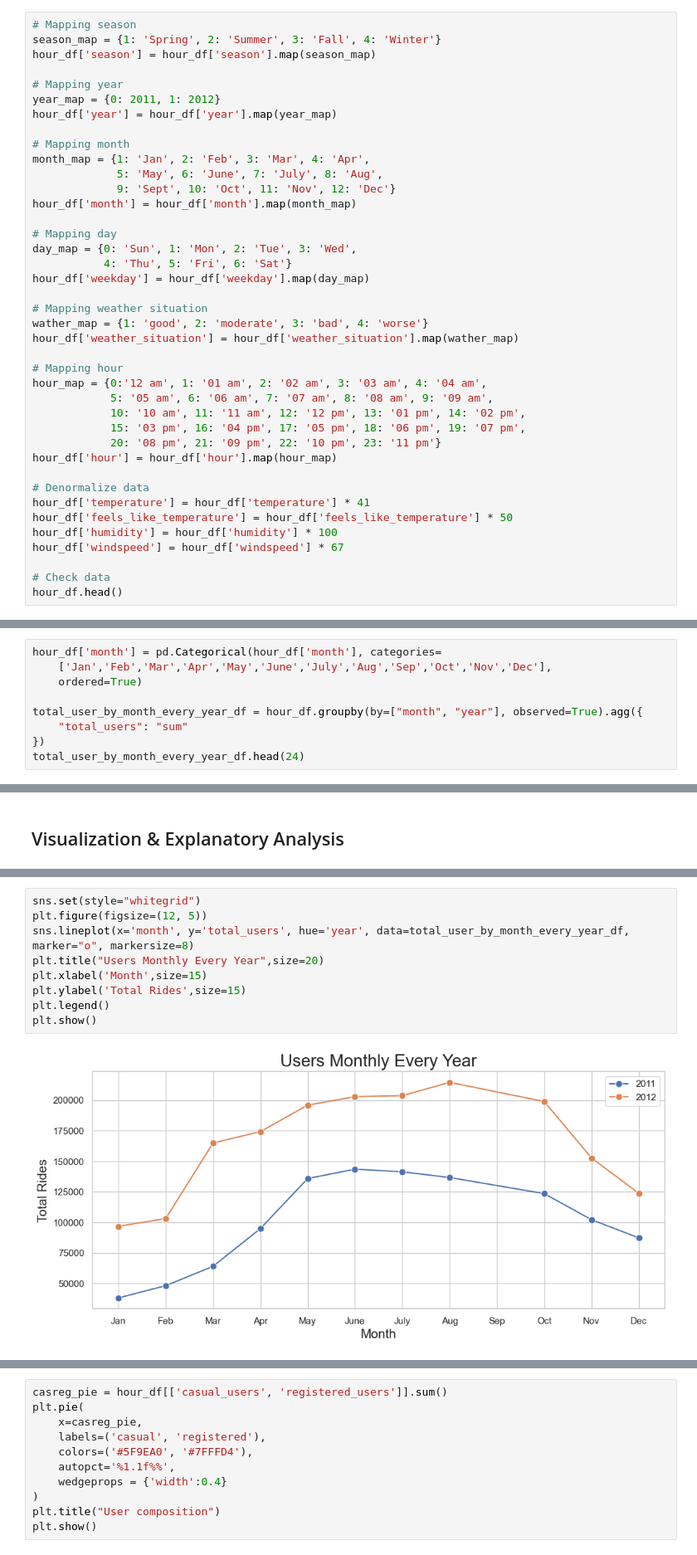
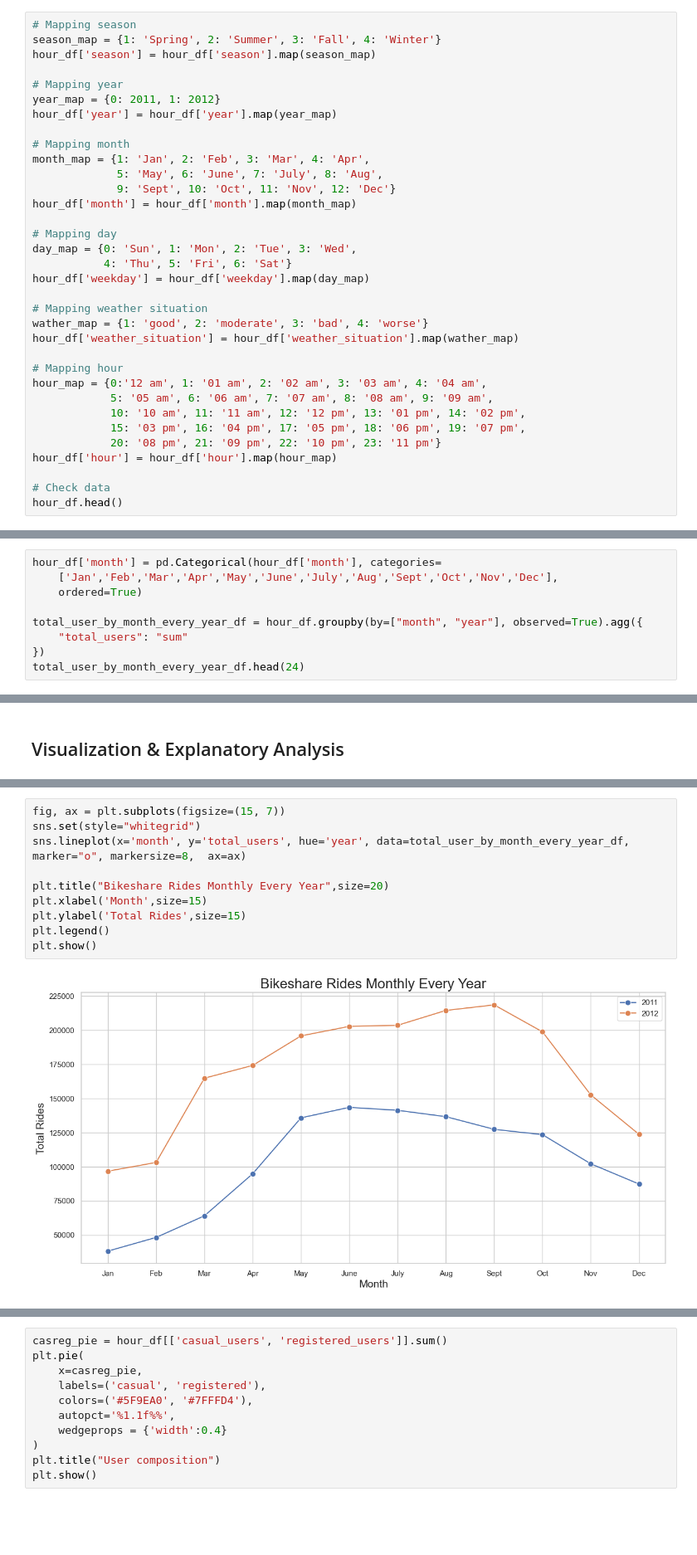
Before and after one commit to MHendriF/Belajar-Analisis-Data-dengan-Python, a Jupyter notebook: Submission/notebook.ipynb, the cells around one changed output, grey strips where cells are left out. Shown at 83% size. Drawn from its saved outputs; the diff is of its cells as text; blank space fills up the shorter version.

```diff
--- a/Submission/notebook.ipynb
+++ b/Submission/notebook.ipynb
@@ -290,12 +290,6 @@ hour_map = {0:'12 am', 1: '01 am', 2: '02 am', 3: '03 am', 4: '04 am',
             20: '08 pm', 21: '09 pm', 22: '10 pm', 23: '11 pm'}
 hour_df['hour'] = hour_df['hour'].map(hour_map)
 
-# Denormalize data
-hour_df['temperature'] = hour_df['temperature'] * 41
-hour_df['feels_like_temperature'] = hour_df['feels_like_temperature'] * 50
-hour_df['humidity'] = hour_df['humidity'] * 100
-hour_df['windspeed'] = hour_df['windspeed'] * 67
-
 # Check data
 hour_df.head()
 # %% [output]
@@ -448,7 +442,7 @@ all_user_every_day_df.head(7)
 | Wed | 57319 | 415729 | 473048 |
 # %%
 hour_df['month'] = pd.Categorical(hour_df['month'], categories=
-    ['Jan','Feb','Mar','Apr','May','June','July','Aug','Sep','Oct','Nov','Dec'],
+    ['Jan','Feb','Mar','Apr','May','June','July','Aug','Sept','Oct','Nov','Dec'],
     ordered=True)
 
 total_user_by_month_every_year_df = hour_df.groupby(by=["month", "year"], observed=True).agg({
@@ -533,11 +546,12 @@ plt.show()
 # %%
+fig, ax = plt.subplots(figsize=(15, 7))
 sns.set(style="whitegrid")
-plt.figure(figsize=(12, 5))
-sns.lineplot(x='month', y='total_users', hue='year', data=total_user_by_month_every_year_df, marker="o", markersize=8)
-plt.title("Users Monthly Every Year",size=20)
+sns.lineplot(x='month', y='total_users', hue='year', data=total_user_by_month_every_year_df, marker="o", markersize=8,  ax=ax)
+
+plt.title("Bikeshare Rides Monthly Every Year",size=20)
 plt.xlabel('Month',size=15)
 plt.ylabel('Total Rides',size=15)
 plt.legend()
 plt.show()
 # %% [output]
-[figure, old version]
+[figure, new version]
```
Also changed, not shown: parts of 25 cells of this notebook, 2 other files.
